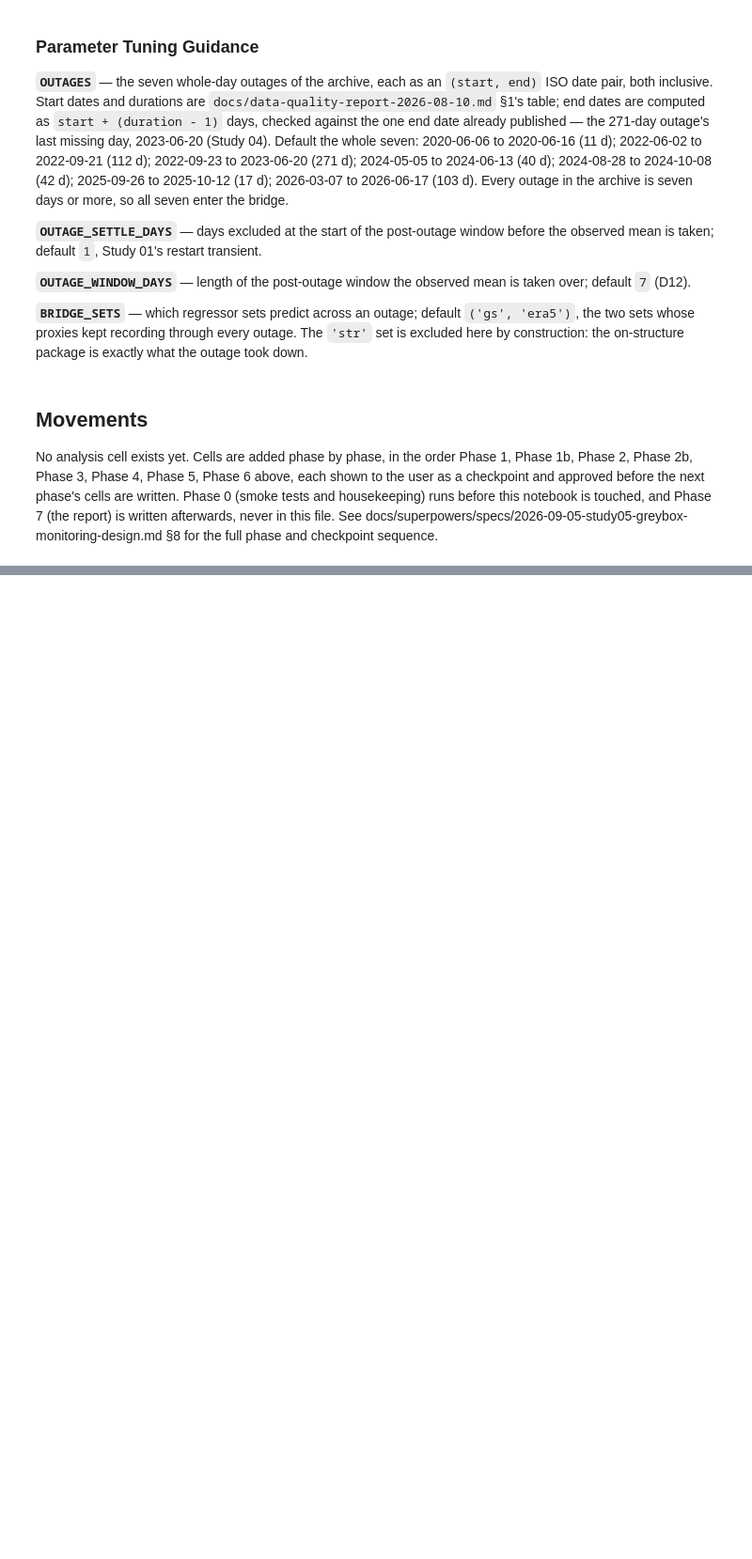
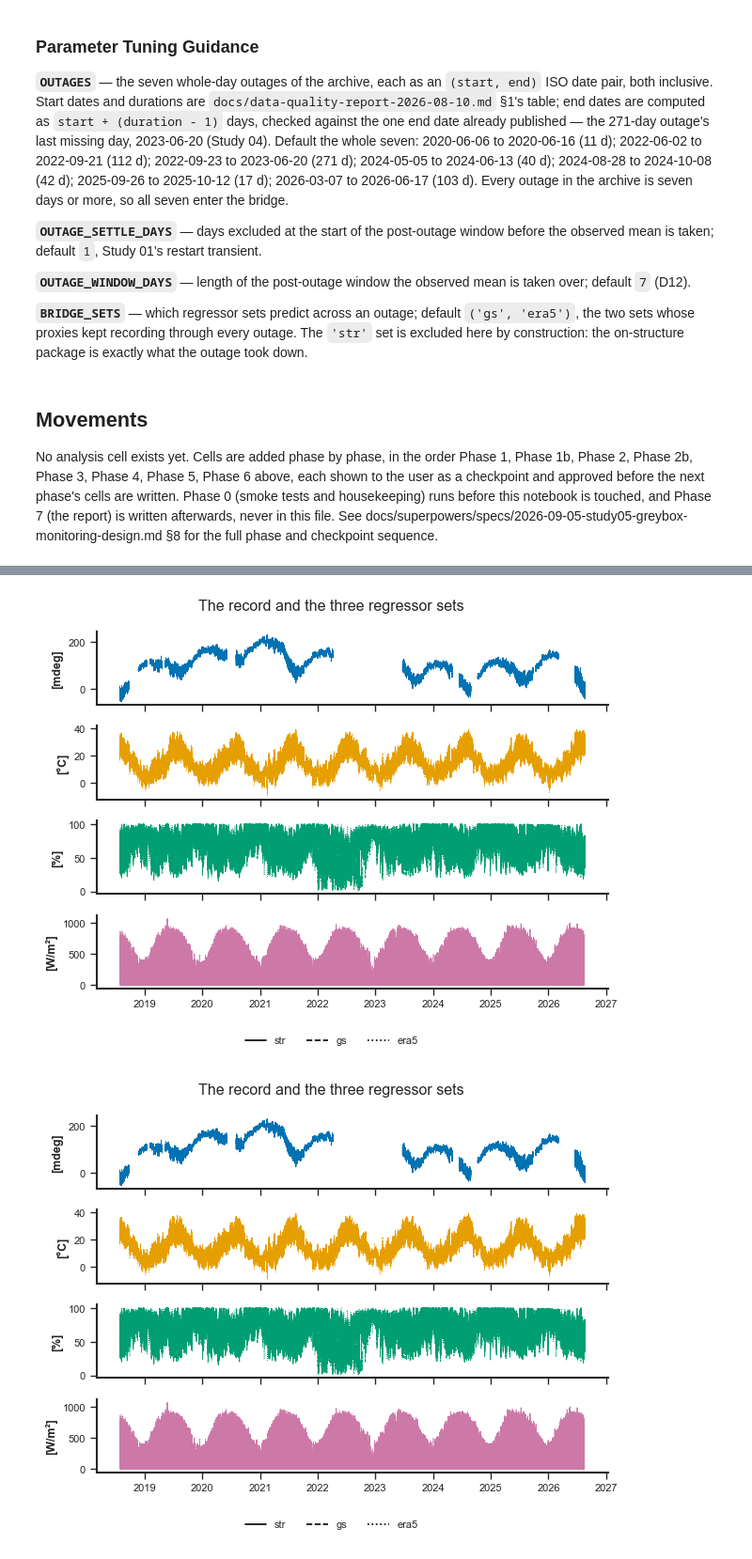
Before and after one commit to eugeniomoreira-iaud/neuralprophet-shm, a Jupyter notebook: studies/05_greybox_monitoring/greybox_monitoring_study.ipynb, the cells around one changed output, grey strips where cells are left out. Shown at 94% size. Cells and saved outputs as stored; diff of their text form; code cells hidden in the pictures; blank space fills up the shorter version.

```diff
--- a/studies/05_greybox_monitoring/greybox_monitoring_study.ipynb
+++ b/studies/05_greybox_monitoring/greybox_monitoring_study.ipynb
@@ -190,6 +210,18 @@ half-hour before interpolating onto the study's grid.
 # %%
+STR_MAP_CURRENT = {
+    'tair': 'tair',
+    'sr': 'n_sr_ok',
+    'twall': 'n_twall_filtered',
+    'rh': 'n_rh_ok',
+    'batt': 'n_batt_ok',
+}
+STR_MAP_LEGACY = {
+    'tair': 'tair',
+    'rh': f'{site.TARGET_STATION}_rh_ok',
+    'batt': f'{site.TARGET_STATION}_batt_ok',
+}
 REGRESSOR_SETS = {
-    'str': {'tair': 'tair', 'rh': 'rh', 'sr': 'sr_gs'},   # sr borrowed from the station (D2)
+    'str': {'tair': 'tair_str', 'rh': 'rh_str', 'sr': 'sr_gs'},   # sr borrowed from the station (D2)
     'gs': {'tair': 'tair_gs', 'rh': 'rh_gs', 'sr': 'sr_gs'},
     'era5': {'tair': 'tair_era5', 'rh': 'rh_era5', 'sr': 'sr_era5'},
 }
@@ -568,0 +636,11 @@ for the full phase and checkpoint sequence.
+# %%
+hourly = proxies.harmonise(
+    [proxies.load_sensor_forcings(ARCHIVE_CSV, column_map=STR_MAP_CURRENT,
+                                  honour_suspect=True)[0],
+     station_hourly, era5_hourly], freq=site.ANALYSIS_FREQ)
+clock = quality.clock_check(hourly, 'sr')
+display(clock)
+clock.to_csv(OUTPUT_DIR / 'GM_03_clock_check.csv', index=False)
+tables.write_table(clock, str(OUTPUT_DIR / 'GM_03_body.tex'),
+                   [(c, tables.texttt if clock[c].dtype == object else '.2f')
+                    for c in clock.columns])
@@ -568,0 +655,12 @@ for the full phase and checkpoint sequence.
+# %%
+station = proxies.to_native_grid(station_hourly, freq=NATIVE_FREQ,
+                                 accumulations=())
+era5 = proxies.to_native_grid(
+    era5_hourly, freq=NATIVE_FREQ,
+    accumulations=('sr',) if ERA5_SR_IS_ACCUMULATION else ())
+record = proxies.harmonise([sensor, station, era5, target.to_frame('y')],
+                           freq=NATIVE_FREQ).loc[WINDOW_START:WINDOW_END]
+
+sets, frame = proxies.build_regressor_sets(
+    record, REGRESSOR_SETS, target='y', fill_max_gap=REGRESSOR_FILL_MAX_GAP,
+    radiation_delay_h=RADIATION_DELAY_H, freq=NATIVE_FREQ)
@@ -568,0 +706,10 @@ for the full phase and checkpoint sequence.
+# %%
+figures.plot_regressor_sets(
+    frame, 'y', {n: {r: f'{r}_{n}' for r in ['tair', 'rh', 'sr']}
+                 for n in sets},
+    target_channel='inc_comp',
+    title='The record and the three regressor sets',
+    save_path=str(OUTPUT_DIR), filename='GM_F01_regressor_sets')
+# %% [output]
+[figure, added]
+[figure, added]
```
Also changed, not shown: parts of 10 cells of this notebook, 5 other files.
